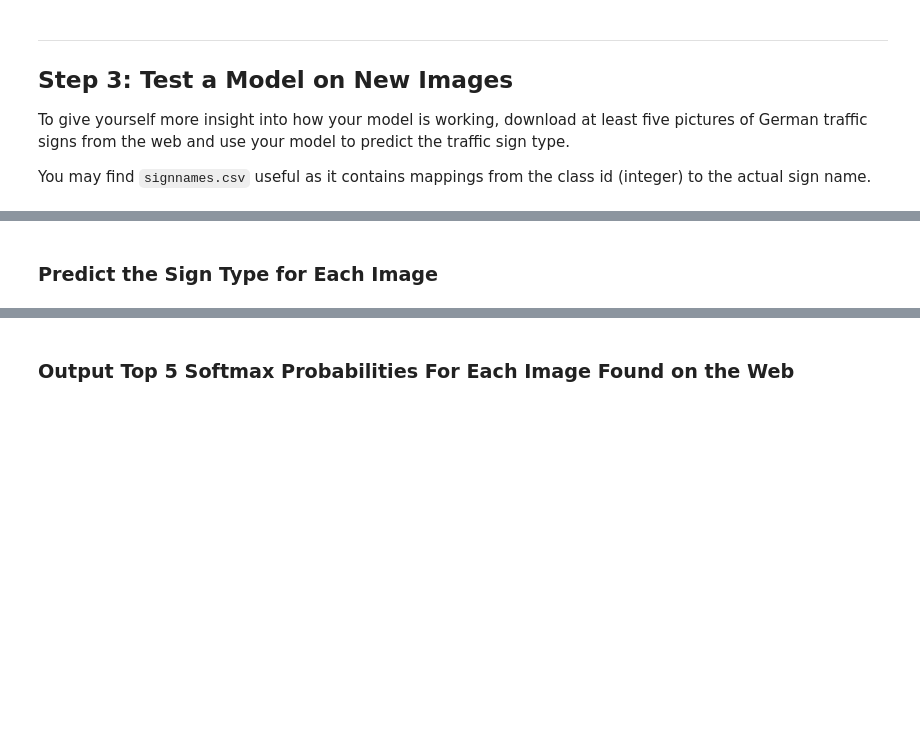
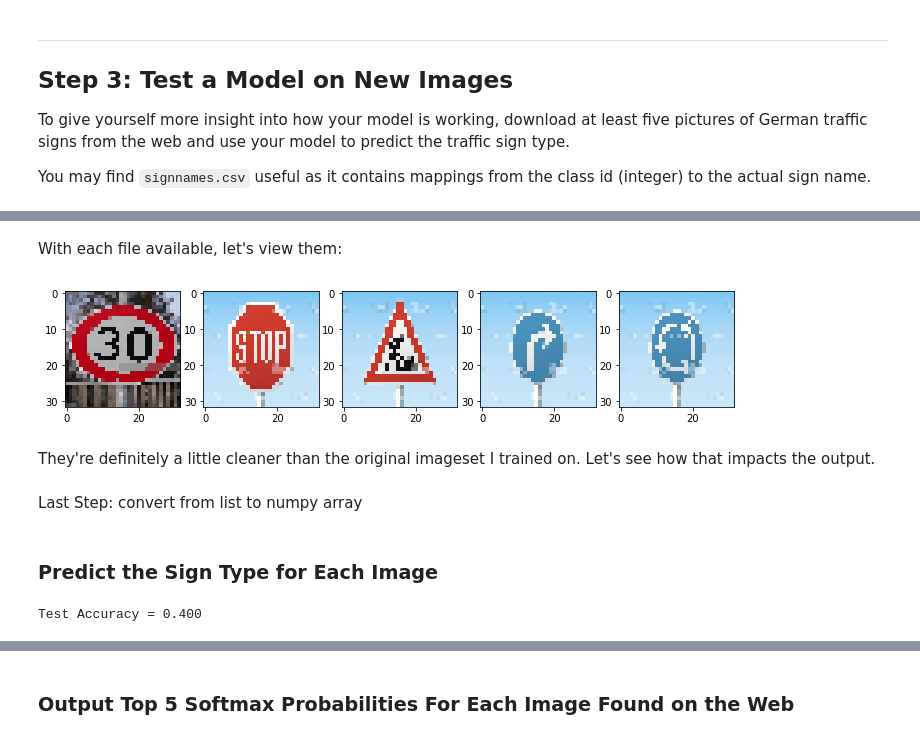
Before and after one commit to thedch/traffic-sign-classifier, a Jupyter notebook: Traffic_Sign_Classifier.ipynb, the cells around one changed output, grey strips where cells are left out. Saved outputs shown, nothing was run; the diff lists cells and outputs as text; code cells hidden in the pictures; blank space fills up the shorter version.

```diff
--- a/Traffic_Sign_Classifier.ipynb
+++ b/Traffic_Sign_Classifier.ipynb
@@ -389,0 +382,27 @@ You may find `signnames.csv` useful as it contains mappings from the class id (i
+# %%
+import matplotlib.image as mpimg
+import cv2
+
+image_ids = [1, 14, 25, 33, 40]
+resized = []
+
+for file in image_ids:
+    path = 'signs/' + str(file) + '.jfif'
+    image = mpimg.imread(path)
+    resized.append(cv2.resize(image, (32, 32)))
+# %% [markdown]
+With each file available, let's view them:
+# %%
+rows = 1
+figsize=(12,6)
+f = plt.figure(figsize=figsize)
+numImages = 4
+for i, sign in enumerate(resized):
+    sp = f.add_subplot(rows, len(signs), i+1) # Row and Column Size, and which subplot to put the pic in
+    plt.imshow(sign)
+# %% [output]
+[figure, added]
+# %% [markdown]
+They're definitely a little cleaner than the original imageset I trained on. Let's see how that impacts the output.
+# %% [markdown]
+Last Step: convert from list to numpy array
@@ -393,3 +418,11 @@ You may find `signnames.csv` useful as it contains mappings from the class id (i
 ### Run the predictions here and use the model to output the prediction for each image.
 ### Make sure to pre-process the images with the same pre-processing pipeline used earlier.
 ### Feel free to use as many code cells as needed.
+
+with tf.Session() as sess:
+    saver.restore(sess, tf.train.latest_checkpoint('.'))
+
+    test_accuracy = evaluate(image_set, image_ids)
+    print("Test Accuracy = {:.3f}".format(test_accuracy))
+# %% [output]
+Test Accuracy = 0.400
```
Also changed, not shown: parts of 33 cells of this notebook, 6 other files.
